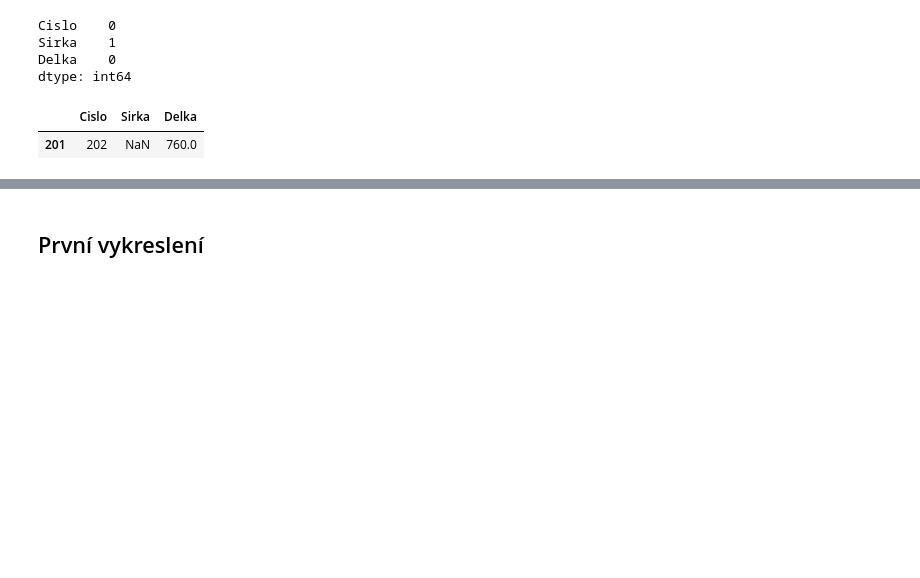
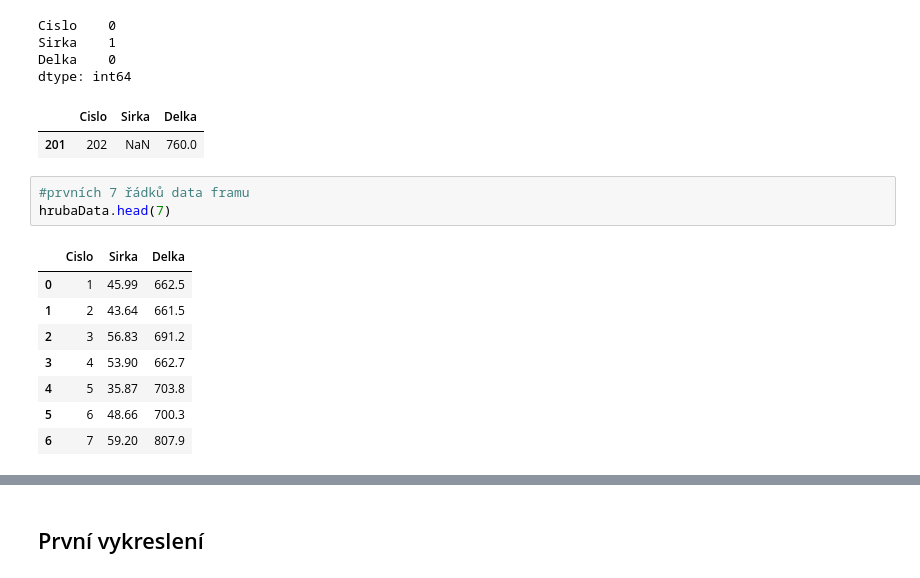
Before and after one commit to Dzirik/-DigitalAcademy-, a Jupyter notebook: Clustering/02 Průzkumová Analýza Dat.ipynb, the cells around one changed output, grey strips where cells are left out. Drawn from its saved outputs; the diff is of its cells as text; blank space fills up the shorter version.

```diff
--- a/Clustering/02 Průzkumová Analýza Dat.ipynb
+++ b/Clustering/02 Průzkumová Analýza Dat.ipynb
@@ -58,3 +59,15 @@ Delka    0
 dtype: int64
 |  | Cislo | Sirka | Delka |
 | 201 | 202 | NaN | 760.0 |
+# %%
+#prvních 7 řádků data framu
+hrubaData.head(7)
+# %% [output]
+|  | Cislo | Sirka | Delka |
+| 0 | 1 | 45.99 | 662.5 |
+| 1 | 2 | 43.64 | 661.5 |
+| 2 | 3 | 56.83 | 691.2 |
+| 3 | 4 | 53.90 | 662.7 |
+| 4 | 5 | 35.87 | 703.8 |
+| 5 | 6 | 48.66 | 700.3 |
+| 6 | 7 | 59.20 | 807.9 |
```
Also changed, not shown: parts of 11 cells of this notebook, 1 other file.
